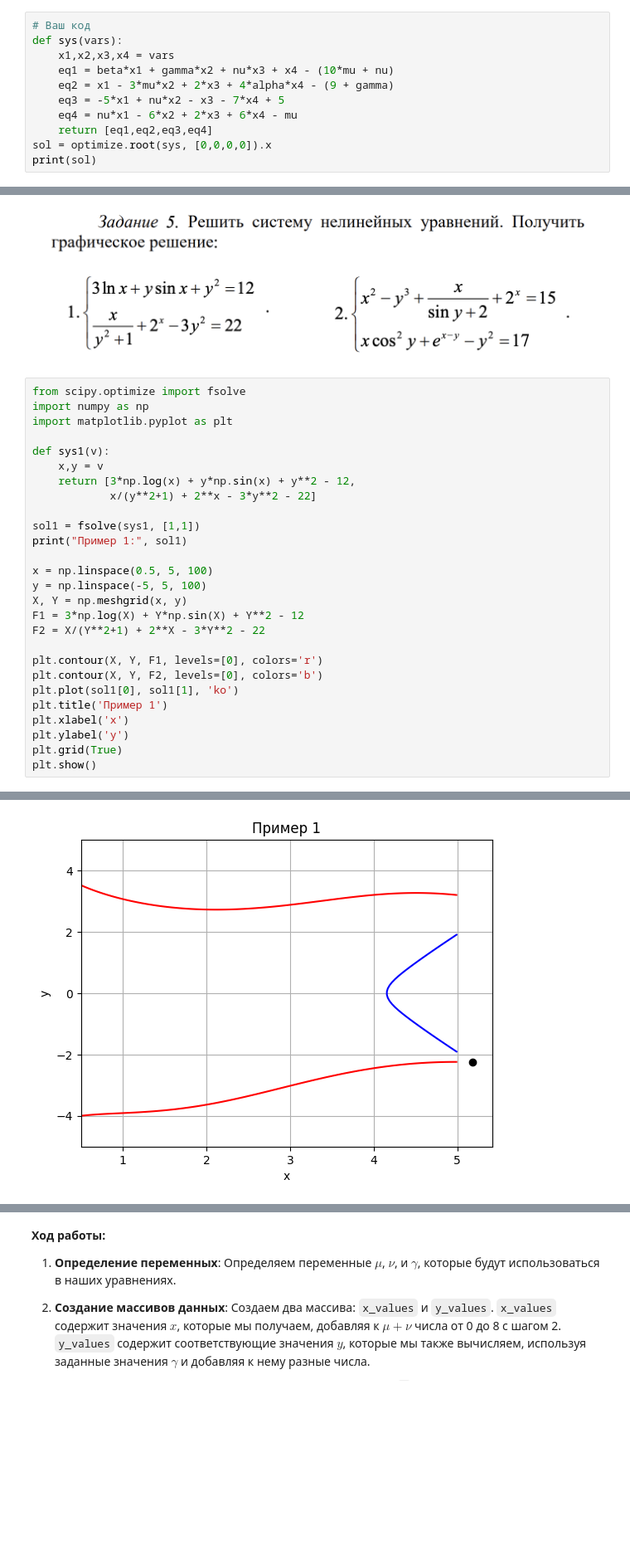
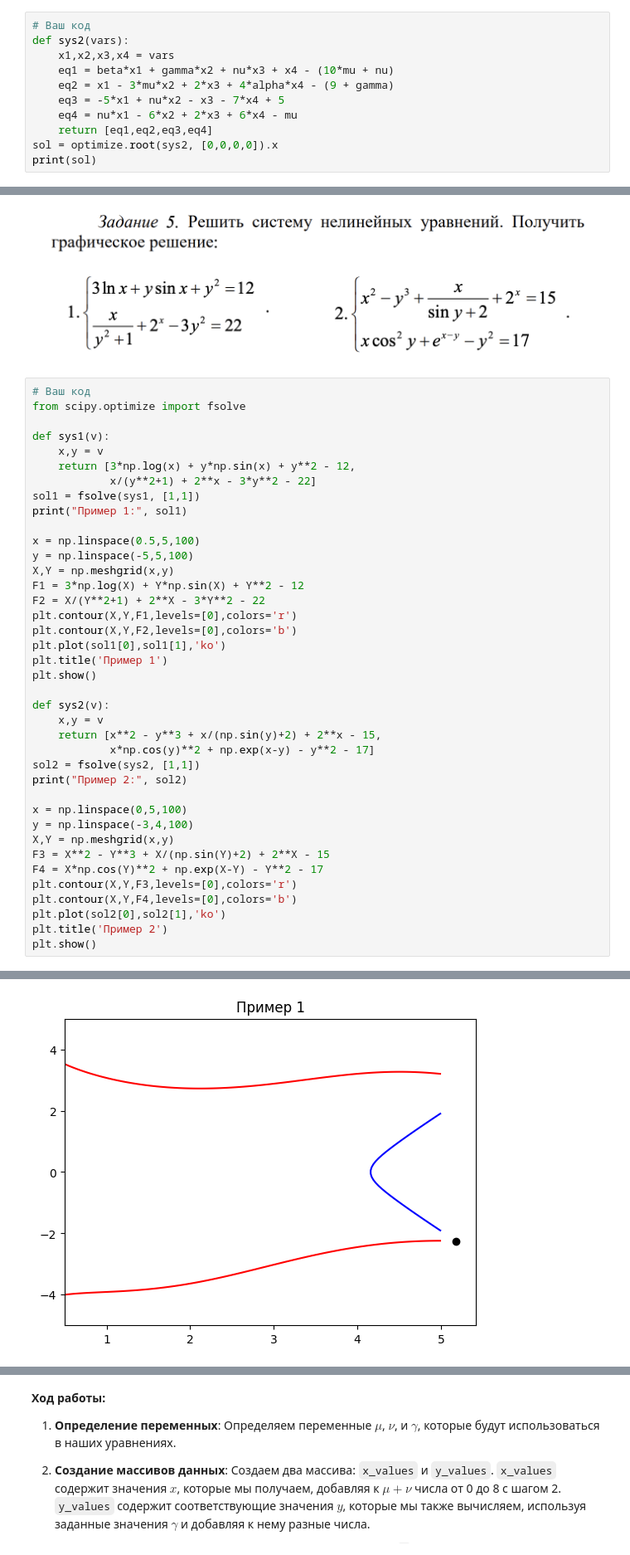
Before and after one commit to ArtemDubov/Sistemi_compyuternoy_matematiki, a Jupyter notebook: 4. Библиотека SciPy/Практическая_работа_№4_Библиотека_SciPy_Часть_№1.ipynb, the cells around one changed output, grey strips where cells are left out. Shown at 83% size. Cells and saved outputs as stored; diff of their text form; blank space fills up the shorter version.

```diff
--- a/4. Библиотека SciPy/Практическая_работа_№4_Библиотека_SciPy_Часть_№1.ipynb
+++ b/4. Библиотека SciPy/Практическая_работа_№4_Библиотека_SciPy_Часть_№1.ipynb
@@ -149,46 +152,58 @@ print(sol)
 ![image.png](embedded-picture-1)
 # %%
 # Ваш код
-def sys(vars):
+def sys2(vars):
     x1,x2,x3,x4 = vars
     eq1 = beta*x1 + gamma*x2 + nu*x3 + x4 - (10*mu + nu)
     eq2 = x1 - 3*mu*x2 + 2*x3 + 4*alpha*x4 - (9 + gamma)
     eq3 = -5*x1 + nu*x2 - x3 - 7*x4 + 5
     eq4 = nu*x1 - 6*x2 + 2*x3 + 6*x4 - mu
     return [eq1,eq2,eq3,eq4]
-sol = optimize.root(sys, [0,0,0,0]).x
+sol = optimize.root(sys2, [0,0,0,0]).x
 print(sol)
 # %% [output]
 [-2.44444444  5.5        15.72222222  1.        ]
 # %% [markdown]
 ![image.png](embedded-picture-1)
 # %%
+# Ваш код
 from scipy.optimize import fsolve
-import numpy as np
-import matplotlib.pyplot as plt
 
 def sys1(v):
     x,y = v
     return [3*np.log(x) + y*np.sin(x) + y**2 - 12,
             x/(y**2+1) + 2**x - 3*y**2 - 22]
-
 sol1 = fsolve(sys1, [1,1])
 print("Пример 1:", sol1)
 
-x = np.linspace(0.5, 5, 100)
-y = np.linspace(-5, 5, 100)
-X, Y = np.meshgrid(x, y)
+x = np.linspace(0.5,5,100)
+y = np.linspace(-5,5,100)
+X,Y = np.meshgrid(x,y)
 F1 = 3*np.log(X) + Y*np.sin(X) + Y**2 - 12
 F2 = X/(Y**2+1) + 2**X - 3*Y**2 - 22
+plt.contour(X,Y,F1,levels=[0],colors='r')
+plt.contour(X,Y,F2,levels=[0],colors='b')
+plt.plot(sol1[0],sol1[1],'ko')
+plt.title('Пример 1')
+plt.show()
 
-plt.contour(X, Y, F1, levels=[0], colors='r')
-plt.contour(X, Y, F2, levels=[0], colors='b')
-plt.plot(sol1[0], sol1[1], 'ko')
-plt.title('Пример 1')
-plt.xlabel('x')
-plt.ylabel('y')
-plt.grid(True)
+def sys2(v):
+    x,y = v
+    return [x**2 - y**3 + x/(np.sin(y)+2) + 2**x - 15,
+            x*np.cos(y)**2 + np.exp(x-y) - y**2 - 17]
+sol2 = fsolve(sys2, [1,1])
+print("Пример 2:", sol2)
+
+x = np.linspace(0,5,100)
+y = np.linspace(-3,4,100)
+X,Y = np.meshgrid(x,y)
+F3 = X**2 - Y**3 + X/(np.sin(Y)+2) + 2**X - 15
+F4 = X*np.cos(Y)**2 + np.exp(X-Y) - Y**2 - 17
+plt.contour(X,Y,F3,levels=[0],colors='r')
+plt.contour(X,Y,F4,levels=[0],colors='b')
+plt.plot(sol2[0],sol2[1],'ko')
+plt.title('Пример 2')
 plt.show()
 # %% [output]
 Пример 1: [ 5.18275965 -2.24922759]
-[figure, old version]
+[figure, new version]
```
Also changed, not shown: parts of 14 cells of this notebook.
